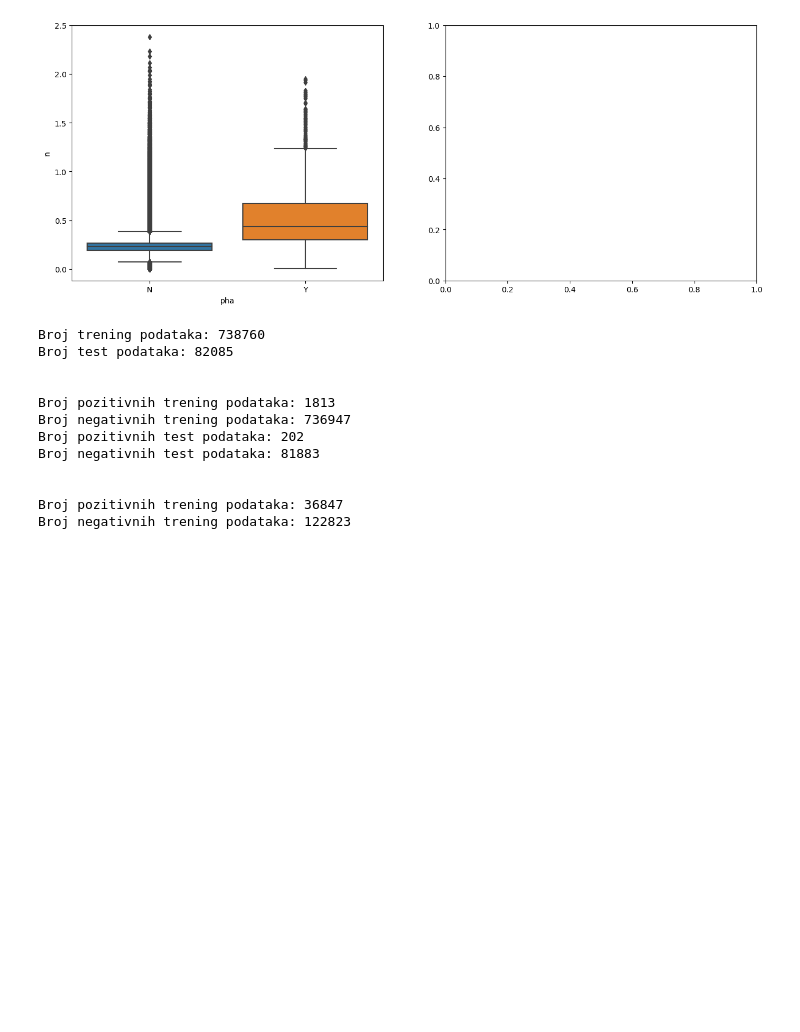
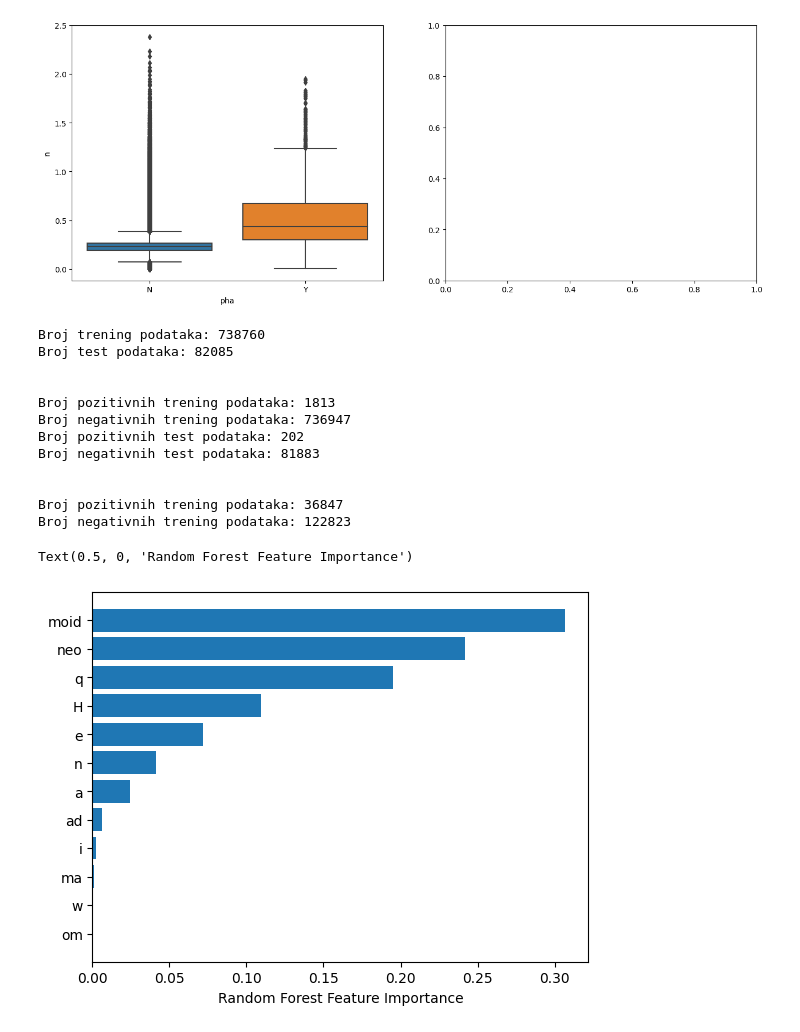
Before and after one commit to AndrijaLazic/AsteroidDetectionModel, a Jupyter notebook: Project.ipynb, the cells around one changed output. Drawn from its saved outputs; the diff is of its cells as text; code cells hidden in the pictures; blank space fills up the shorter version.

Commit message:
feat: :sparkles: implemented feature selection to reduce the complexity of the model

```diff
--- a/Project.ipynb
+++ b/Project.ipynb
@@ -602,3 +602,23 @@ Broj negativnih test podataka: 81883
 
 Broj pozitivnih trening podataka: 36847
 Broj negativnih trening podataka: 122823
+# %%
+#Now we are performing feature selection to reduce the complexity of the model.
+
+from PIL import Image
+from sklearn.ensemble import RandomForestClassifier
+
+
+forest = RandomForestClassifier(n_estimators=100,
+                                random_state=1)
+forest.fit(X_train,Y_train)
+
+
+sorted_idx = forest.feature_importances_.argsort()
+
+
+plt.barh(X.columns[sorted_idx], forest.feature_importances_[sorted_idx])
+plt.xlabel("Random Forest Feature Importance")
+# %% [output]
+Text(0.5, 0, 'Random Forest Feature Importance')
+[figure, added]
```
Also changed, not shown: parts of 1 cell of this notebook, 1 other file.
